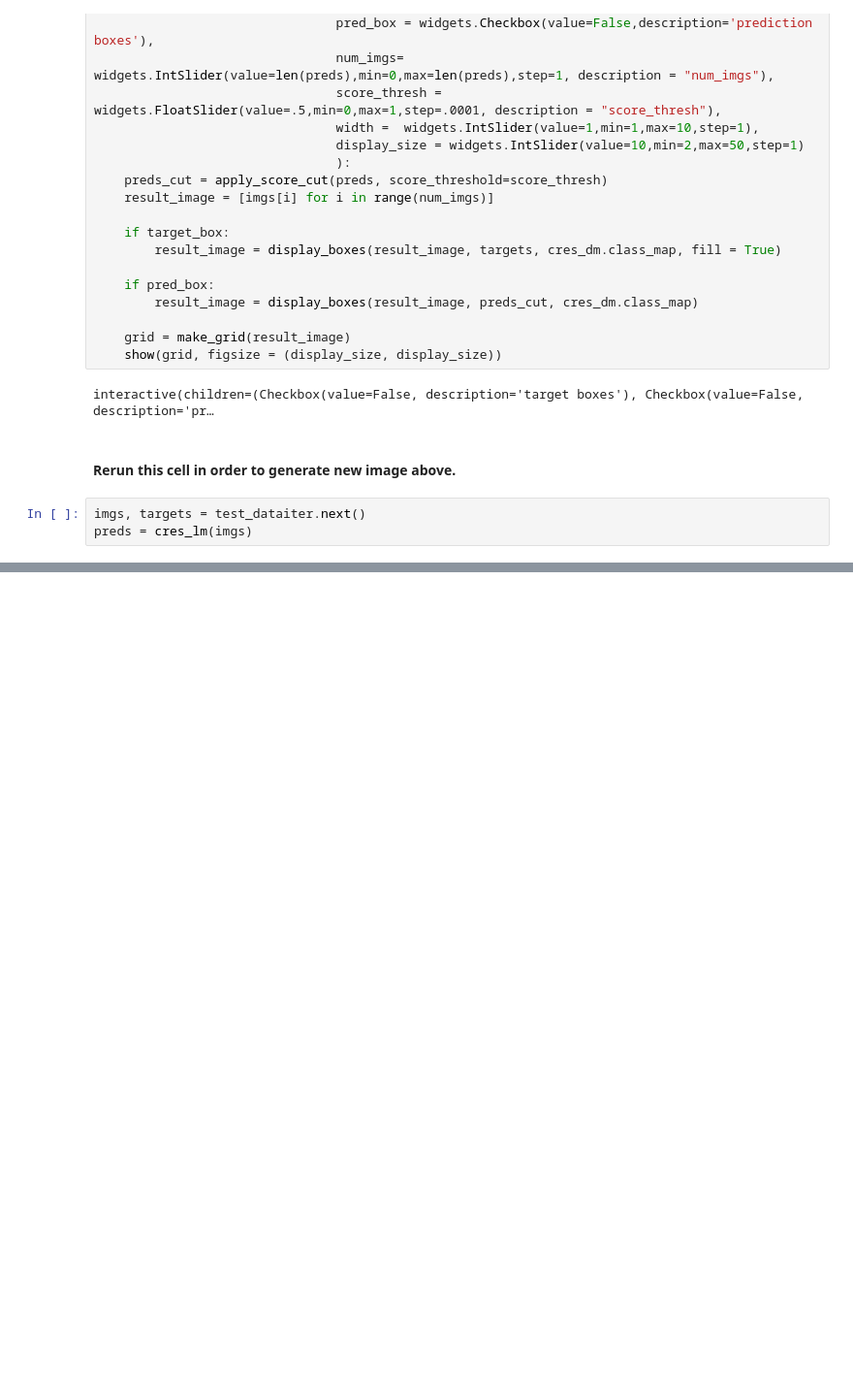
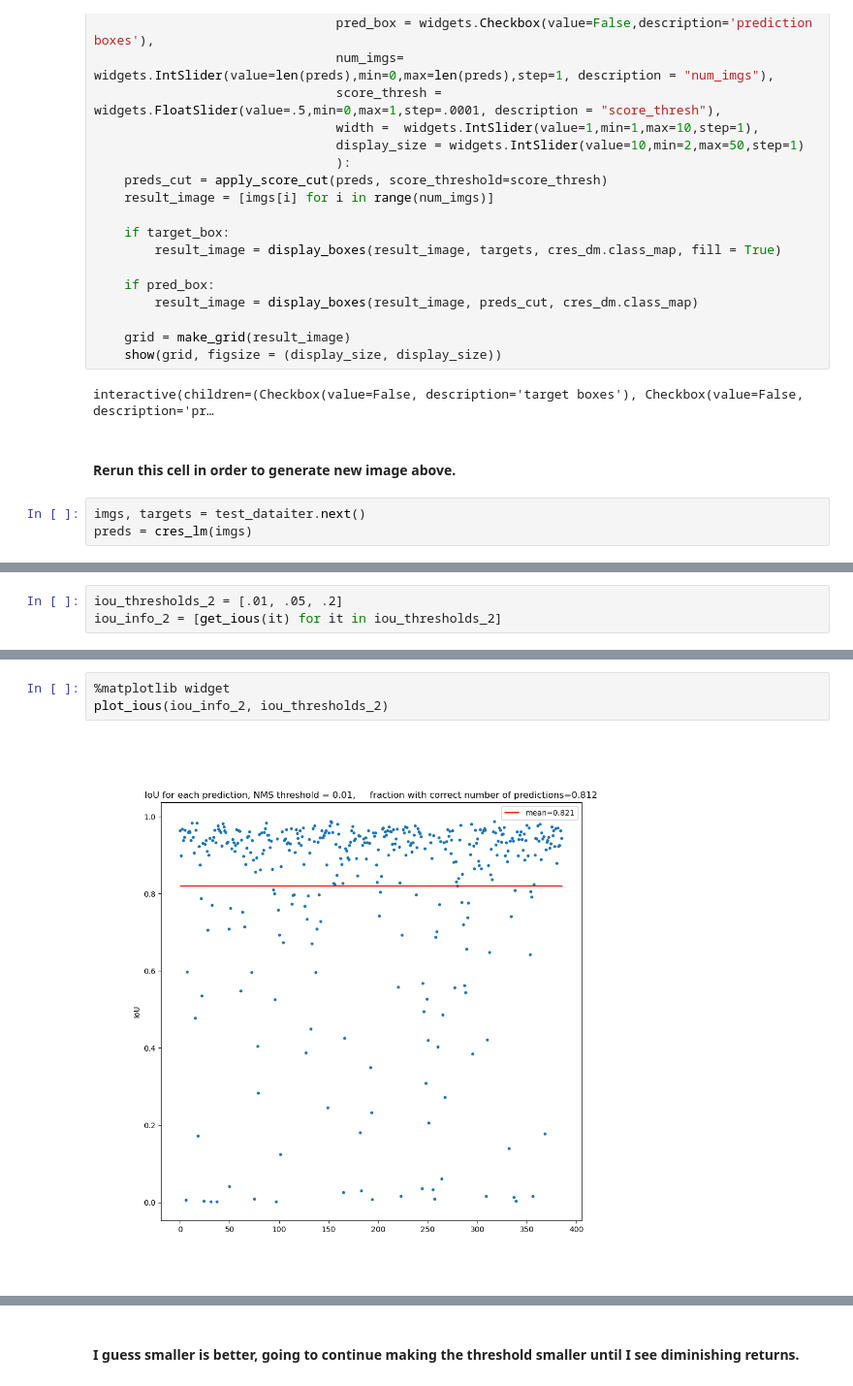
Before and after one commit to wdegraw93/he6-cres-deep-learning, a Jupyter notebook: fasterRCNN/model_interpretation.ipynb, the cells around one changed output, grey strips where cells are left out. Shown at 97% size. Cells and saved outputs as stored; diff of their text form; blank space fills up the shorter version.

```diff
--- a/fasterRCNN/model_interpretation.ipynb
+++ b/fasterRCNN/model_interpretation.ipynb
@@ -315,0 +325,3 @@ On image 0
+# %%
+iou_thresholds_2 = [.01, .05, .2]
+iou_info_2 = [get_ious(it) for it in iou_thresholds_2]
@@ -315,0 +344,5 @@ On image 0
+# %%
+%matplotlib widget
+plot_ious(iou_info_2, iou_thresholds_2)
+# %% [output]
+[figure, added]
@@ -315,0 +351,2 @@ On image 0
+# %% [markdown]
+#### I guess smaller is better, going to continue making the threshold smaller until I see diminishing returns.
```
Also changed, not shown: parts of 25 cells of this notebook, 2 other files.
